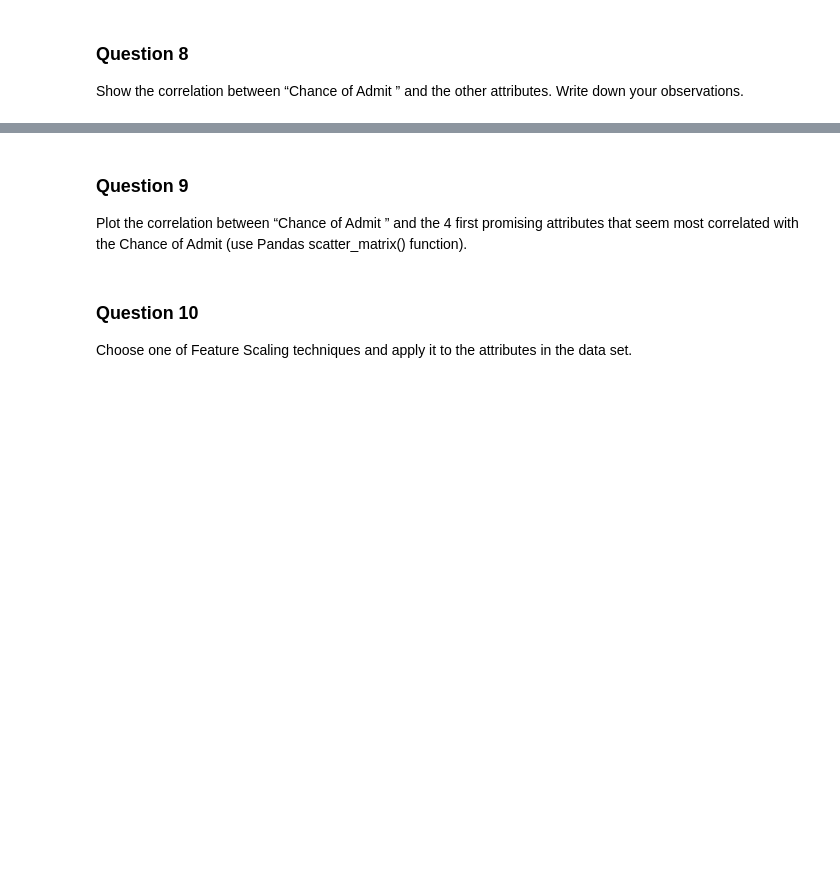
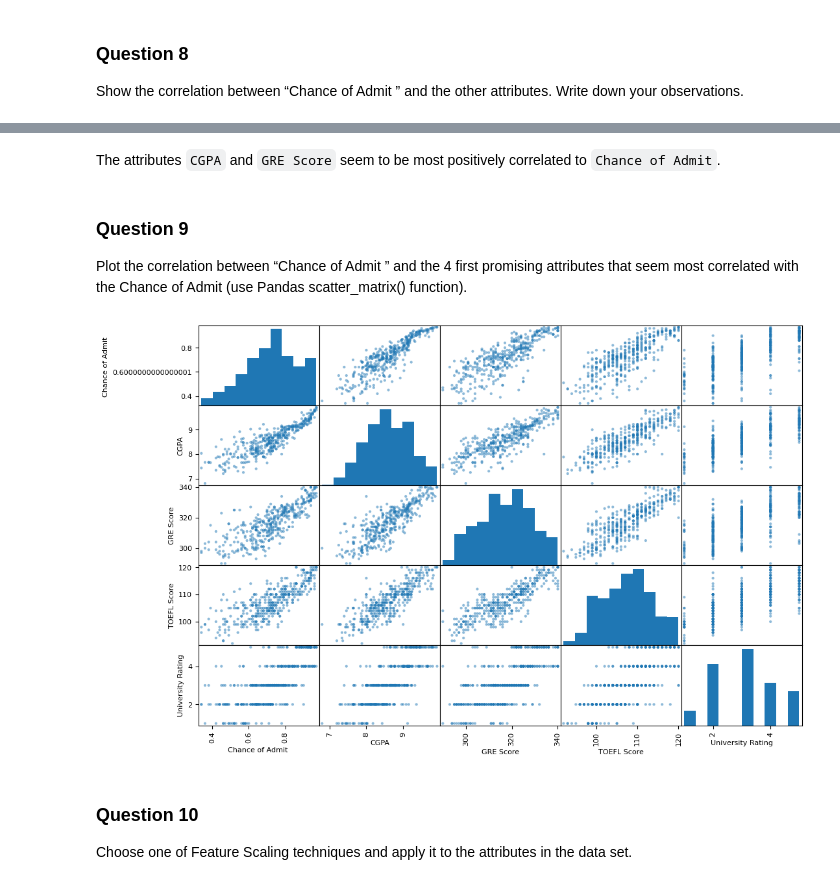
Before and after one commit to RochX/comp486-assignments, a Jupyter notebook: assignment2/assignment2.ipynb, the cells around one changed output, grey strips where cells are left out. Cells and saved outputs as stored; diff of their text form; code cells hidden in the pictures; blank space fills up the shorter version.

```diff
--- a/assignment2/assignment2.ipynb
+++ b/assignment2/assignment2.ipynb
@@ -96,8 +156,26 @@ Write down your observations.
+# %% [markdown]
+The attributes `CGPA` and `GRE Score` seem to be most positively correlated to `Chance of Admit`.
 # %% [markdown]
 ### Question 9
 Plot the correlation between “Chance of Admit ” and the 4 first promising
 attributes that seem most correlated with the Chance of Admit (use Pandas
 scatter_matrix() function).
+# %%
+from pandas.plotting import scatter_matrix
+
+# extra code – the next 5 lines define the default font sizes
+plt.rc('font', size=12)
+plt.rc('axes', labelsize=8, titlesize=8)
+plt.rc('legend', fontsize=14)
+plt.rc('xtick', labelsize=10)
+plt.rc('ytick', labelsize=10)
+
+attributes = ["Chance of Admit ", "CGPA", "GRE Score",
+              "TOEFL Score", "University Rating"]
+scatter_matrix(data[attributes], figsize=(12, 8))
+plt.show()
+# %% [output]
+[figure, added]
 # %% [markdown]
 ### Question 10
 Choose one of Feature Scaling techniques and apply it to the attributes in
```
Also changed, not shown: parts of 8 cells of this notebook.
